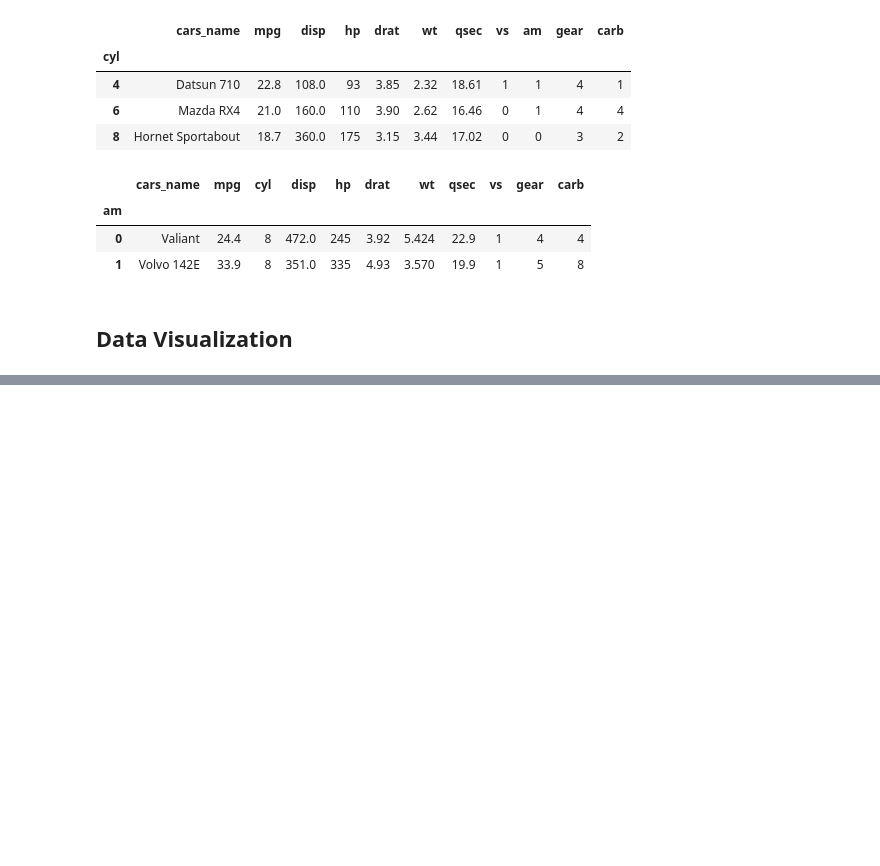
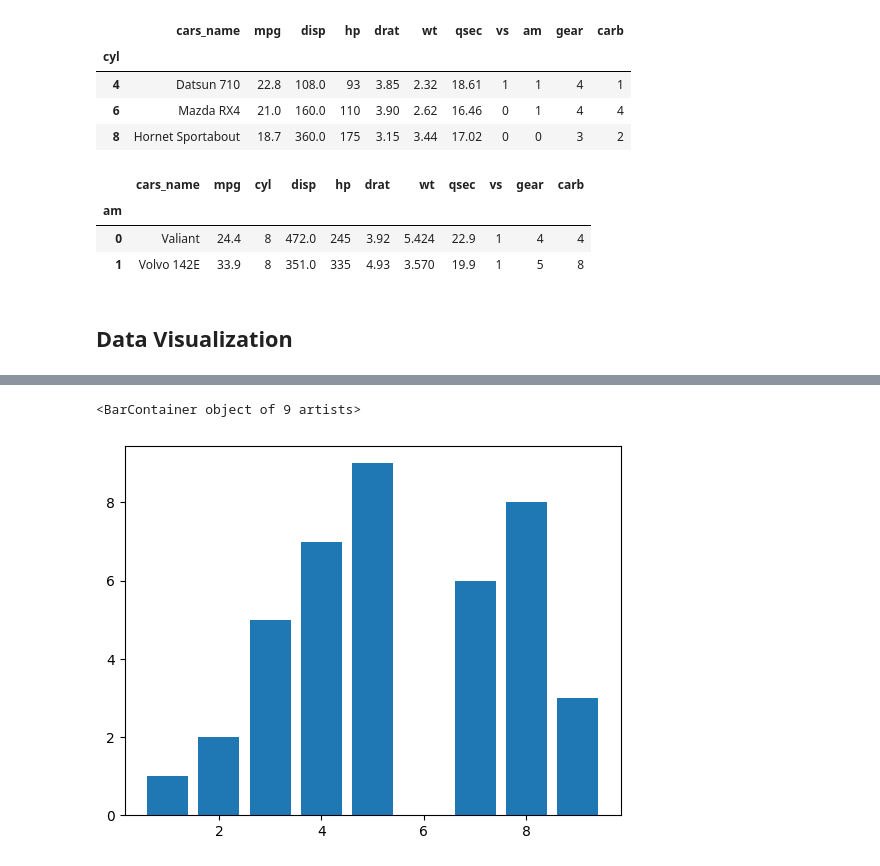
Before and after one commit to alphacodicnerd/practice-repo, a Jupyter notebook: Practice - Pandas, Numpy Intro.ipynb, the cells around one changed output, grey strips where cells are left out. Saved outputs shown, nothing was run; the diff lists cells and outputs as text; code cells hidden in the pictures; blank space fills up the shorter version.

```diff
--- a/Practice - Pandas, Numpy Intro.ipynb
+++ b/Practice - Pandas, Numpy Intro.ipynb
@@ -423,0 +455,6 @@ cars_groupby.max()
+# %%
+#Creating Bar chart
+plt.bar(x, y)
+# %% [output]
+<BarContainer object of 9 artists>
+[figure, added]
```
Also changed, not shown: parts of 17 cells of this notebook, 1 other file.
